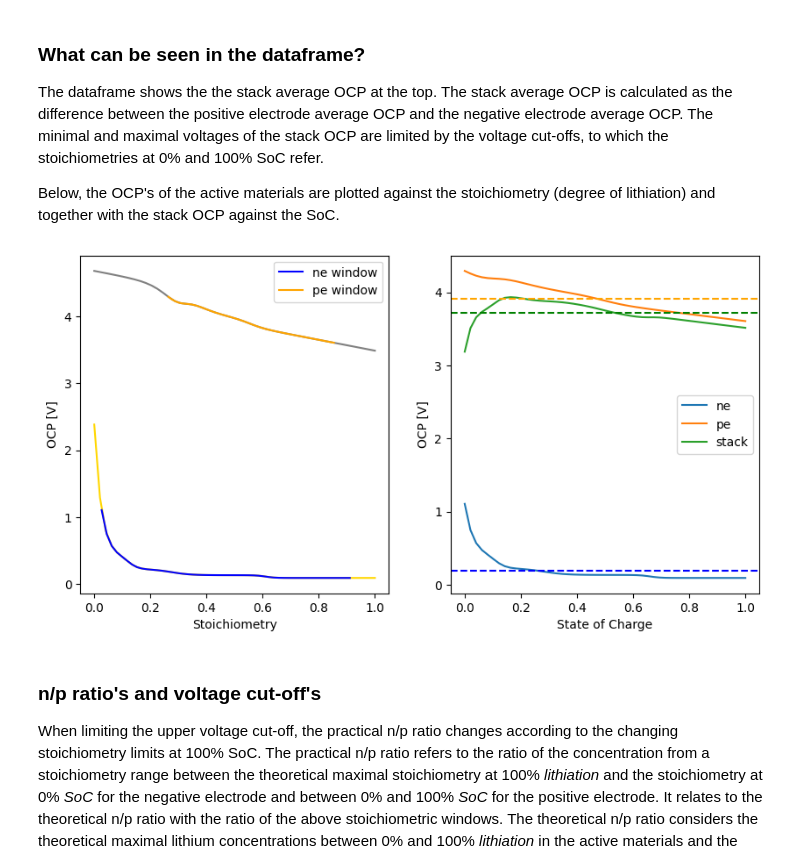
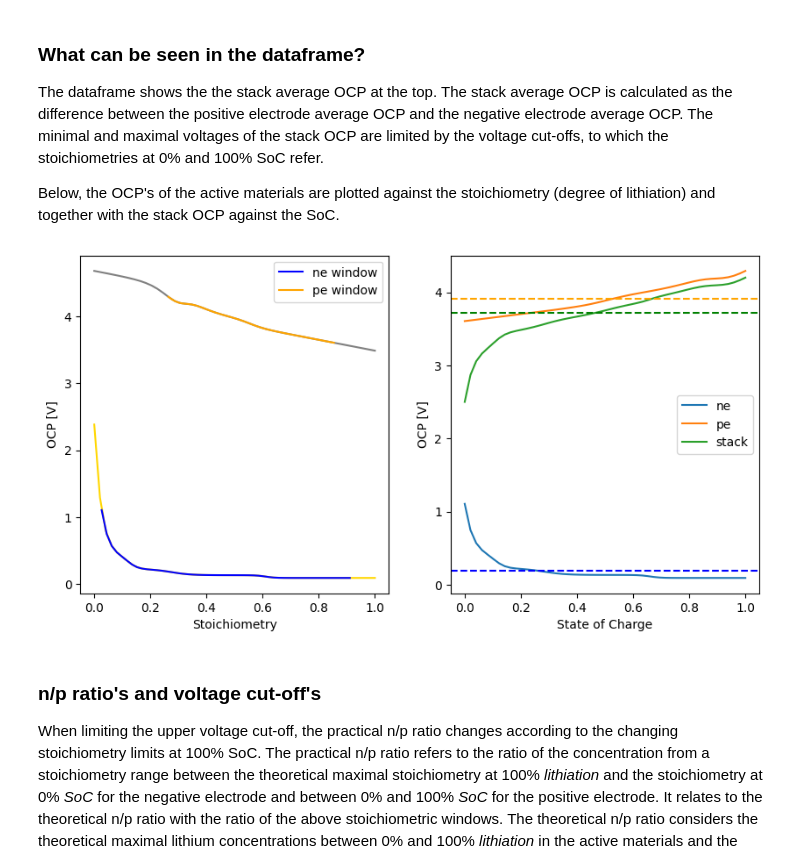
Before and after one commit to pybamm-team/pybamm-tea, a Jupyter notebook: examples/capacities_and_potentials.ipynb, the cells around one changed output. Drawn from its saved outputs; the diff is of its cells as text; code cells hidden in the pictures.

```diff
--- a/examples/capacities_and_potentials.ipynb
+++ b/examples/capacities_and_potentials.ipynb
@@ -78,36 +78,36 @@ y100 = tea_class.stack_energy.get("Positive electrode stoichiometry at 100% SoC"
 
 # create vectors of stoichiometries
 soc = pybamm.linspace(0, 1)
-x = x0 + (x100 - x0) * soc
-y = y100 + (y0 - y100) * soc
+x = x0 + soc * (x100 - x0)
+y = y0 - soc * (y0 - y100)
 
 fig, axs = plt.subplots(1, 2, figsize=(10, 5))
 
 # plot the positive and negative active material OCP's and the utilised OCP vs. the stoichiometry
 axs[0].plot(soc.entries, U_n(soc).entries, color="gold")
 axs[0].plot(x.entries, U_n(x).entries, color="blue", label="ne window")
 axs[0].plot(soc.entries, U_p(soc).entries, color="gray")
 axs[0].plot(y.entries, U_p(y).entries, color="orange", label="pe window")
 axs[0].set_xlabel("Stoichiometry")
 axs[0].set_ylabel("OCP [V]")
 axs[0].legend()
 
 # plot the positive and negative utilised OCP's vs. the state of charge
 axs[1].plot(soc.entries, U_n(x).entries, label="ne")
 axs[1].plot(soc.entries, U_p(y).entries, label="pe")
 axs[1].plot(soc.entries, U_p(y).entries - U_n(x).entries, label='stack')
 axs[1].set_xlabel("State of Charge")
 axs[1].set_ylabel("OCP [V]")
 axs[1].legend()
 
 # add horizontal lines with mean OCP's
 axs[1].axhline(U_n(x).entries.mean(), color="blue", linestyle="--")
 axs[1].axhline(U_p(y).entries.mean(), color="orange", linestyle="--")
 axs[1].axhline((U_p(y).entries - U_n(x).entries).mean(), color="green", linestyle="--")
 
 plt.show()
 # %% [output]
-[figure, old version]
+[figure, new version]
 # %% [markdown]
 ### n/p ratio's and voltage cut-off's
 
```
Also changed, not shown: parts of 1 cell of this notebook, 4 other files.
